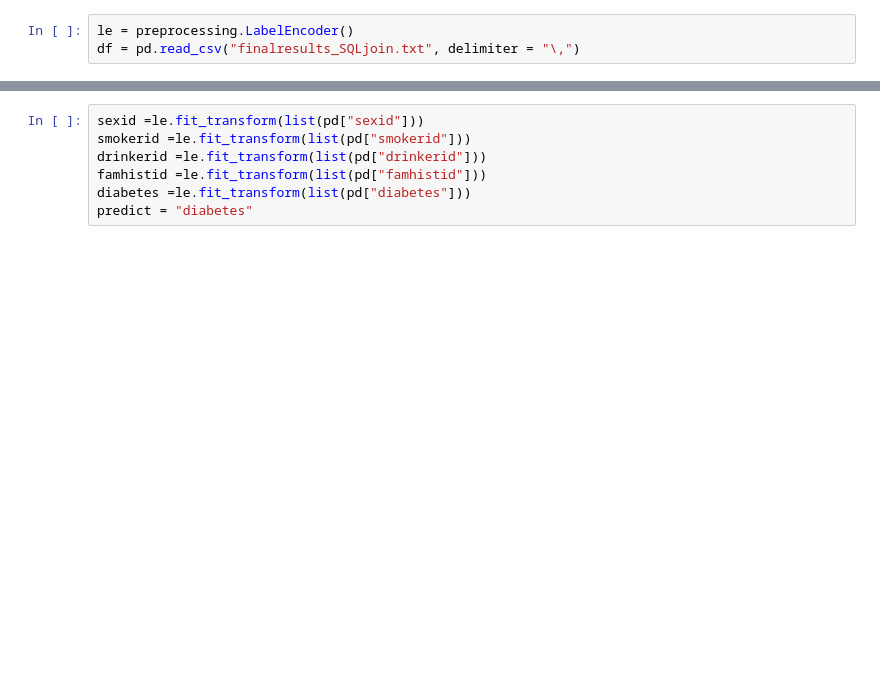
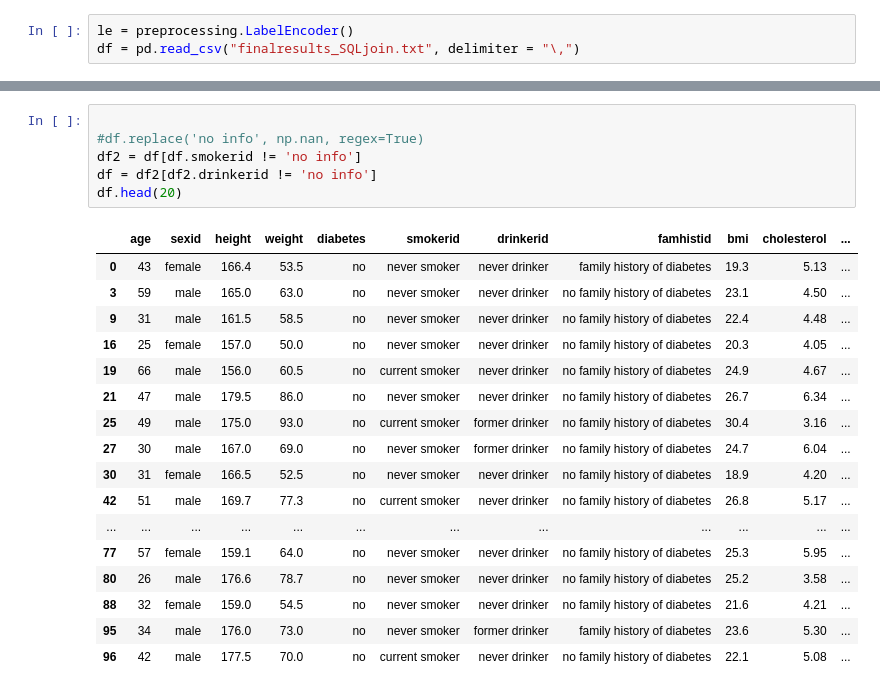
Before and after one commit to AdamDunn22/FinalProject, a Jupyter notebook: Model.ipynb, the cells around one changed output, grey strips where cells are left out. Cells and saved outputs as stored; diff of their text form; blank space fills up the shorter version.

```diff
--- a/Model.ipynb
+++ b/Model.ipynb
@@ -38,7 +36,24 @@ df.columns.to_list()
-# %%
-sexid =le.fit_transform(list(pd["sexid"]))
-smokerid =le.fit_transform(list(pd["smokerid"]))
-drinkerid =le.fit_transform(list(pd["drinkerid"]))
-famhistid =le.fit_transform(list(pd["famhistid"]))
-diabetes =le.fit_transform(list(pd["diabetes"]))
-predict = "diabetes"
+# %%
+
+#df.replace('no info', np.nan, regex=True)
+df2 = df[df.smokerid != 'no info']
+df = df2[df2.drinkerid != 'no info']
+df.head(20)
+# %% [output]
+|  | age | sexid | height | weight | diabetes | smokerid | drinkerid | famhistid | bmi | cholesterol | ... |
+| 0 | 43 | female | 166.4 | 53.5 | no | never smoker | never drinker | family history of diabetes | 19.3 | 5.13 | ... |
+| 3 | 59 | male | 165.0 | 63.0 | no | never smoker | never drinker | no family history of diabetes | 23.1 | 4.50 | ... |
+| 9 | 31 | male | 161.5 | 58.5 | no | never smoker | never drinker | no family history of diabetes | 22.4 | 4.48 | ... |
+| 16 | 25 | female | 157.0 | 50.0 | no | never smoker | never drinker | no family history of diabetes | 20.3 | 4.05 | ... |
+| 19 | 66 | male | 156.0 | 60.5 | no | current smoker | never drinker | no family history of diabetes | 24.9 | 4.67 | ... |
+| 21 | 47 | male | 179.5 | 86.0 | no | never smoker | never drinker | no family history of diabetes | 26.7 | 6.34 | ... |
+| 25 | 49 | male | 175.0 | 93.0 | no | current smoker | former drinker | no family history of diabetes | 30.4 | 3.16 | ... |
+| 27 | 30 | male | 167.0 | 69.0 | no | never smoker | former drinker | no family history of diabetes | 24.7 | 6.04 | ... |
+| 30 | 31 | female | 166.5 | 52.5 | no | never smoker | never drinker | no family history of diabetes | 18.9 | 4.20 | ... |
+| 42 | 51 | male | 169.7 | 77.3 | no | current smoker | never drinker | no family history of diabetes | 26.8 | 5.17 | ... |
+| ... | ... | ... | ... | ... | ... | ... | ... | ... | ... | ... | ... |
+| 77 | 57 | female | 159.1 | 64.0 | no | never smoker | never drinker | no family history of diabetes | 25.3 | 5.95 | ... |
+| 80 | 26 | male | 176.6 | 78.7 | no | never smoker | never drinker | no family history of diabetes | 25.2 | 3.58 | ... |
+| 88 | 32 | female | 159.0 | 54.5 | no | never smoker | never drinker | no family history of diabetes | 21.6 | 4.21 | ... |
+| 95 | 34 | male | 176.0 | 73.0 | no | never smoker | former drinker | family history of diabetes | 23.6 | 5.30 | ... |
+| 96 | 42 | male | 177.5 | 70.0 | no | current smoker | never drinker | no family history of diabetes | 22.1 | 5.08 | ... |
```
Also changed, not shown: parts of 17 cells of this notebook.
